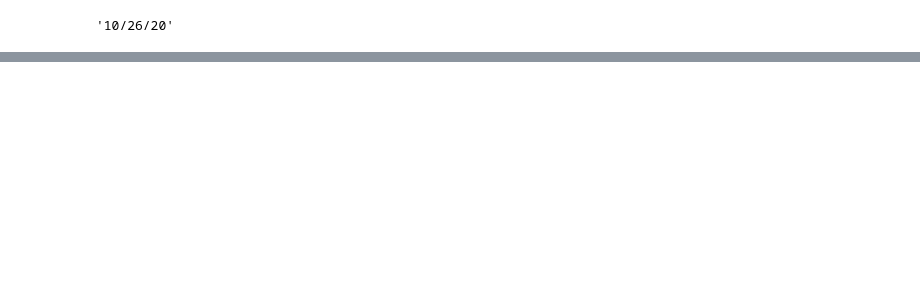
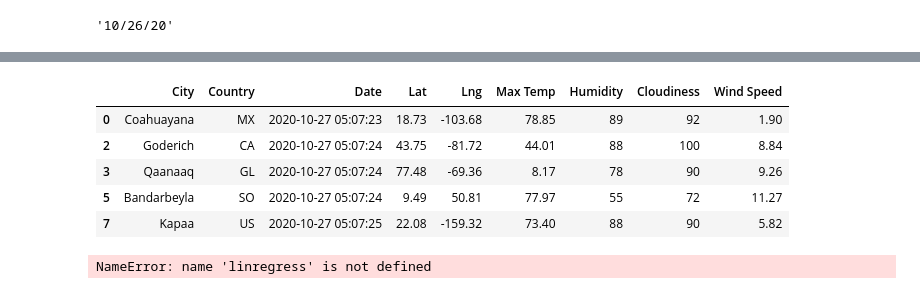
Before and after one commit to zborglin/World_Weather_Analysis, a Jupyter notebook: WeatherPy.ipynb, the cells around one changed output, grey strips where cells are left out. Drawn from its saved outputs; the diff is of its cells as text; code cells hidden in the pictures; blank space fills up the shorter version.

Commit message:
Adding linear regressions

```diff
--- a/WeatherPy.ipynb
+++ b/WeatherPy.ipynb
@@ -249,0 +271,21 @@ plt.show()
+# %%
+# Create northen and southern hemisphere DataFrames
+northern_hemi_df = city_data_df.loc[(city_data_df["Lat"] >= 0)]
+southern_hemi_df = city_data_df.loc[(city_data_df["Lat"] < 0)]
+northern_hemi_df.head()
+# %% [output]
+|  | City | Country | Date | Lat | Lng | Max Temp | Humidity | Cloudiness | Wind Speed |
+| 0 | Coahuayana | MX | 2020-10-27 05:07:23 | 18.73 | -103.68 | 78.85 | 89 | 92 | 1.90 |
+| 2 | Goderich | CA | 2020-10-27 05:07:24 | 43.75 | -81.72 | 44.01 | 88 | 100 | 8.84 |
+| 3 | Qaanaaq | GL | 2020-10-27 05:07:24 | 77.48 | -69.36 | 8.17 | 78 | 90 | 9.26 |
+| 5 | Bandarbeyla | SO | 2020-10-27 05:07:24 | 9.49 | 50.81 | 77.97 | 55 | 72 | 11.27 |
+| 7 | Kapaa | US | 2020-10-27 05:07:25 | 22.08 | -159.32 | 73.40 | 88 | 90 | 5.82 |
+# %%
+# Linear regression on the northern hemisphere
+x_values = northern_hemi_df["Lat"]
+y_values = northern_hemi_df["Max Temp"]
+# Call the function.
+plot_linear_regression(x_values, y_values,
+                      'Linear Regression on the Northern Hemisphere \n for Maximum Temperature', 'Max Temp', (10,40))
+# %% [output]
+NameError: name 'linregress' is not defined
```
Also changed, not shown: parts of 9 cells of this notebook, 6 other files.
